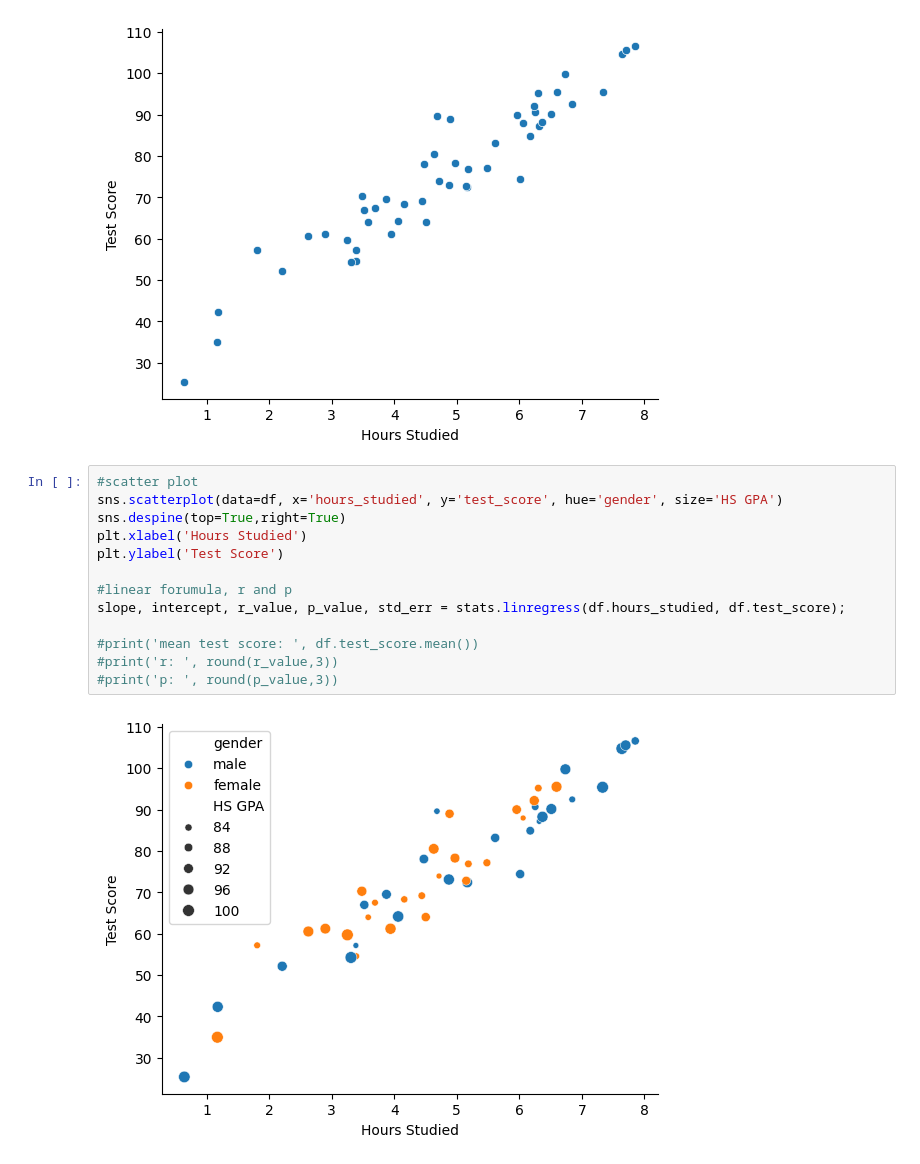
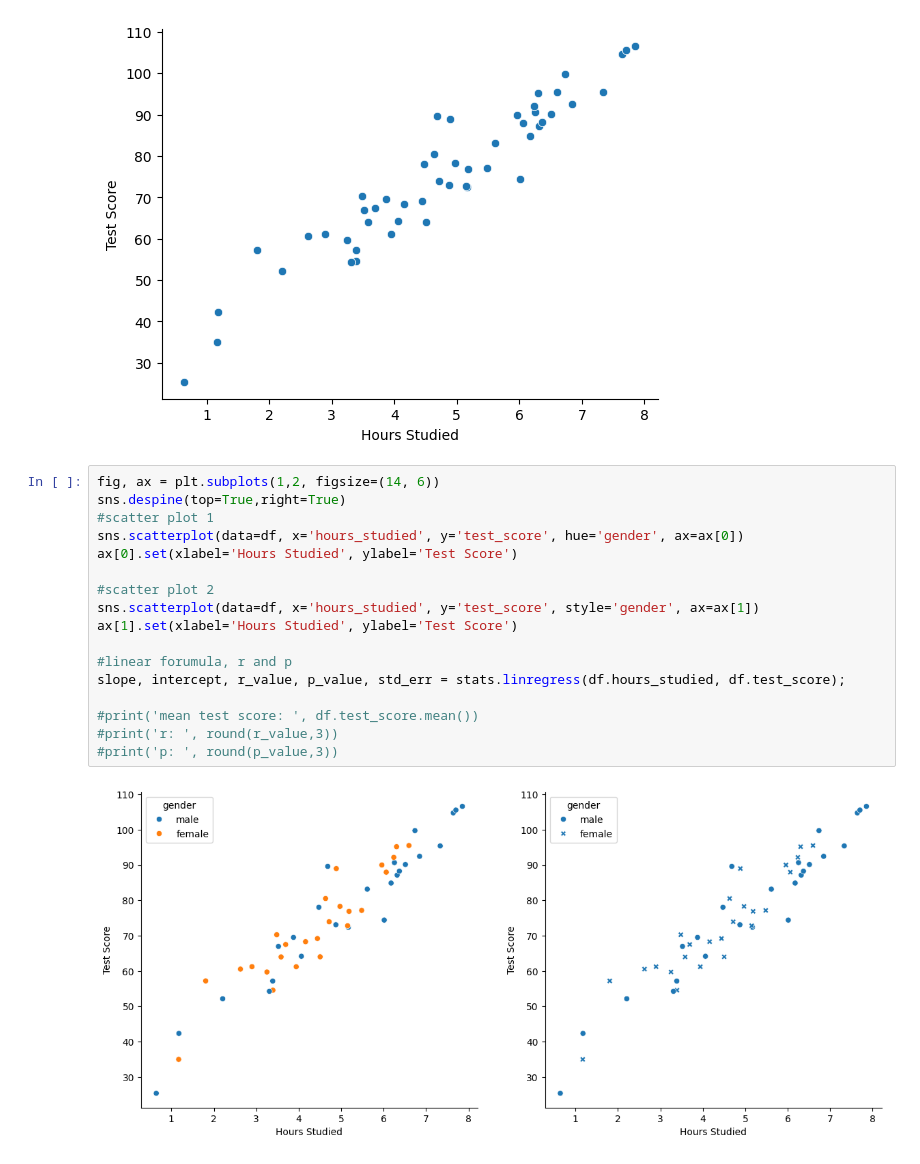
Before and after one commit to nickxscott/INFO658, a Jupyter notebook: notebooks/04_proportionsRelationships.ipynb, the cells around one changed output. Cells and saved outputs as stored; diff of their text form.

```diff
--- a/notebooks/04_proportionsRelationships.ipynb
+++ b/notebooks/04_proportionsRelationships.ipynb
@@ -233,17 +233,21 @@ slope, intercept, r_value, p_value, std_err = stats.linregress(df.hours_studied,
 # %% [output]
 [figure]
 # %%
-#scatter plot
-sns.scatterplot(data=df, x='hours_studied', y='test_score', hue='gender', size='HS GPA')
+fig, ax = plt.subplots(1,2, figsize=(14, 6))
 sns.despine(top=True,right=True)
-plt.xlabel('Hours Studied')
-plt.ylabel('Test Score')
+#scatter plot 1
+sns.scatterplot(data=df, x='hours_studied', y='test_score', hue='gender', ax=ax[0])
+ax[0].set(xlabel='Hours Studied', ylabel='Test Score')
+
+#scatter plot 2
+sns.scatterplot(data=df, x='hours_studied', y='test_score', style='gender', ax=ax[1])
+ax[1].set(xlabel='Hours Studied', ylabel='Test Score')
 
 #linear forumula, r and p
 slope, intercept, r_value, p_value, std_err = stats.linregress(df.hours_studied, df.test_score);
 
 #print('mean test score: ', df.test_score.mean())
 #print('r: ', round(r_value,3))
 #print('p: ', round(p_value,3))
 # %% [output]
-[figure, old version]
+[figure, new version]
```
Also changed, not shown: parts of 5 cells of this notebook, 1 other file.
